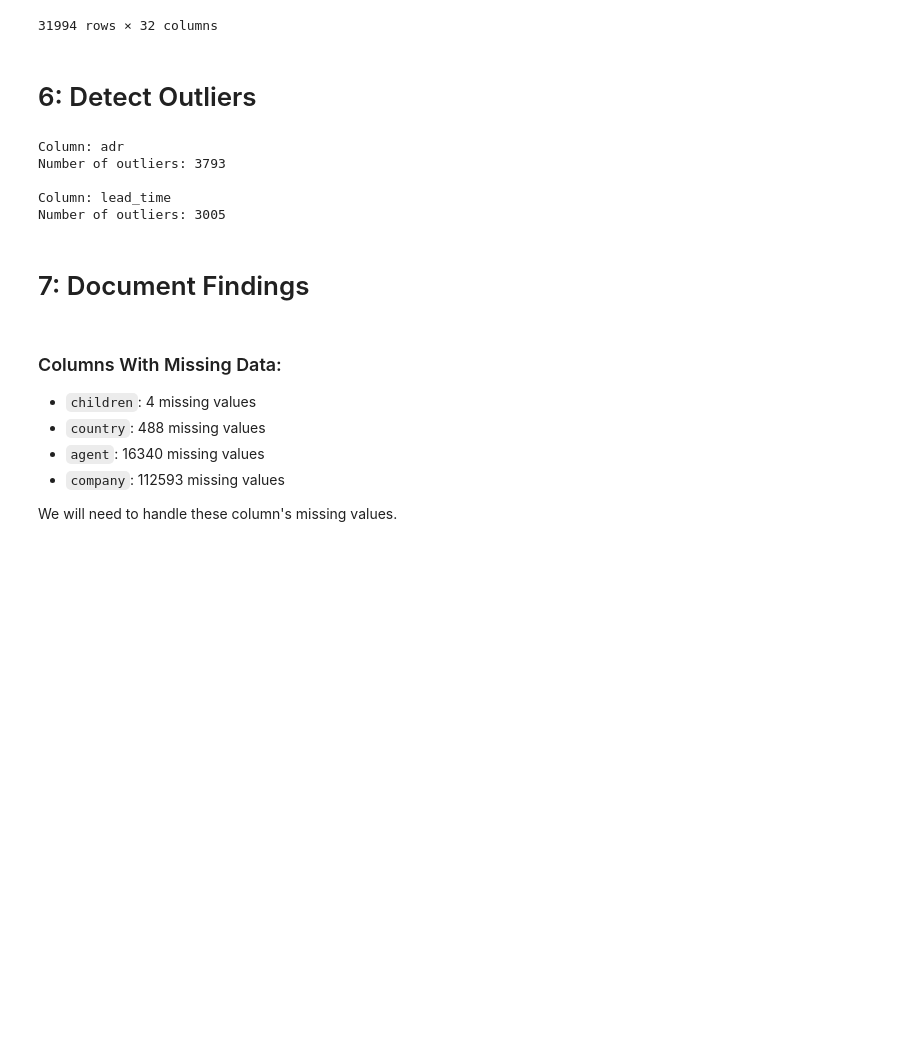
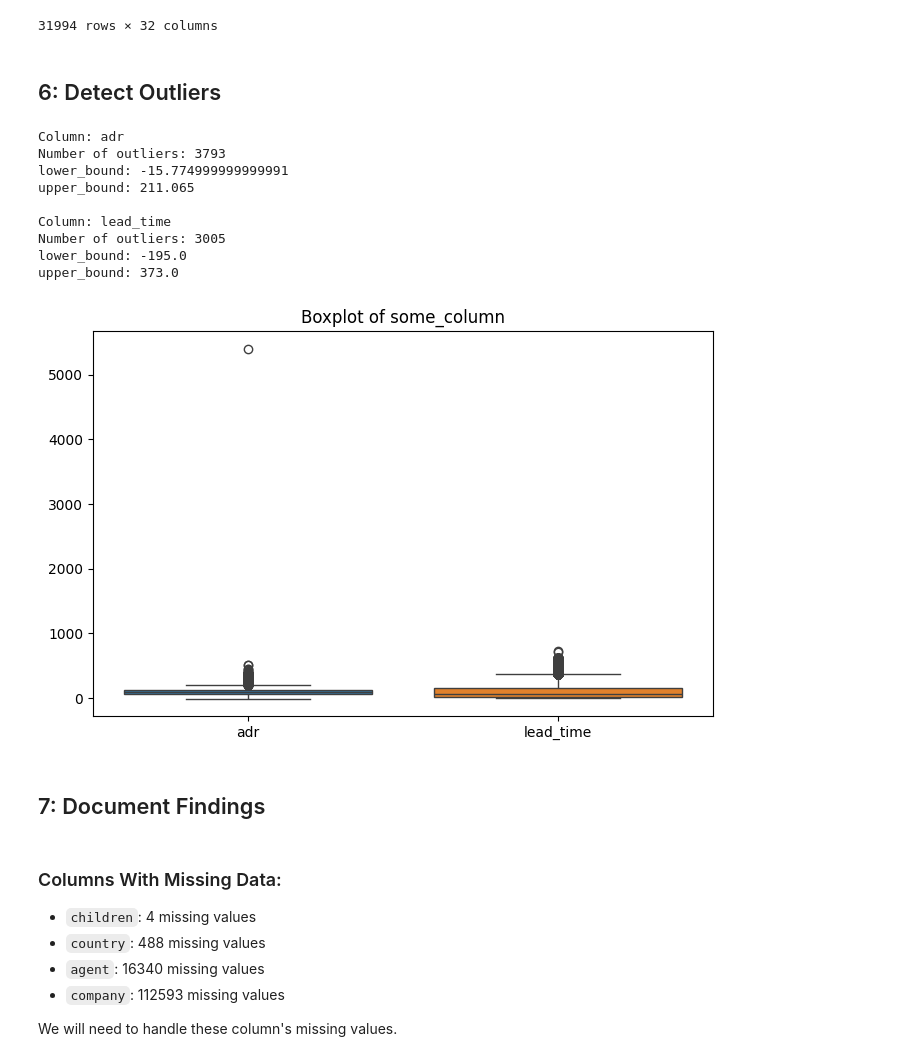
Before and after one commit to MoBakry04/gtc-ml-project1-hotel-bookings, a Jupyter notebook: gtc_ml_project1.ipynb, the cells around one changed output. Drawn from its saved outputs; the diff is of its cells as text; code cells hidden in the pictures; blank space fills up the shorter version.

```diff
--- a/gtc_ml_project1.ipynb
+++ b/gtc_ml_project1.ipynb
@@ -113,7 +115,7 @@ df[df.duplicated()]
 | 119373 | City Hotel | 0 | 175 | 2017 | August | 35 | ... |
 31994 rows × 32 columns
 # %% [markdown]
-# 6: Detect Outliers
+## 6: Detect Outliers
 # %%
 # Get key numeric columns
 numeric_cols = ["adr", "lead_time"]
@@ -126,21 +128,35 @@ def get_outliers_count(data, col):
     lower_bound = Q1 - 1.5 * IQR
     upper_bound = Q3 + 1.5 * IQR
     outliers = data[(data[col] < lower_bound) | (data[col] > upper_bound)]
-    return outliers
+    return outliers, lower_bound, upper_bound
 
 # Print column name and its outlier's count
 for col in numeric_cols:
-    outliers = get_outliers_count(df, col)
+    outliers, lower_bound, upper_bound = get_outliers_count(df, col)
     print(f"Column: {col}")
-    print(f"Number of outliers: {outliers.shape[0]}\n")
+    print(f"Number of outliers: {outliers.shape[0]}")
+    print(f"lower_bound: {lower_bound}")
+    print(f"upper_bound: {upper_bound}\n")
 # %% [output]
 Column: adr
 Number of outliers: 3793
+lower_bound: -15.774999999999991
+upper_bound: 211.065
 
 Column: lead_time
 Number of outliers: 3005
+lower_bound: -195.0
+upper_bound: 373.0
+# %%
+# Plot the two columns to look at the outliers
+plt.figure(figsize=(8, 5))
+sns.boxplot(data=df[["adr", "lead_time"]])
+plt.title("Boxplot of some_column")
+plt.show()
+# %% [output]
+[figure, added]
 # %% [markdown]
-# 7: Document Findings
+## 7: Document Findings
 # %% [markdown]
 ### Columns With Missing Data:
 - `children`: 4 missing values
```
Also changed, not shown: parts of 21 cells of this notebook.
